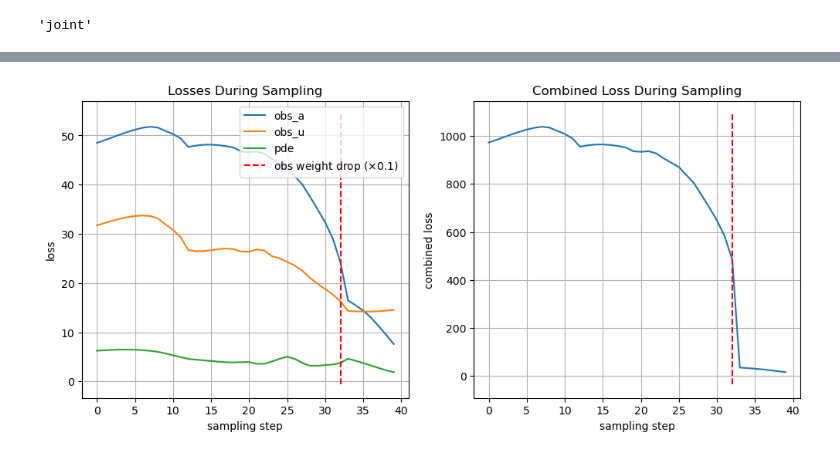
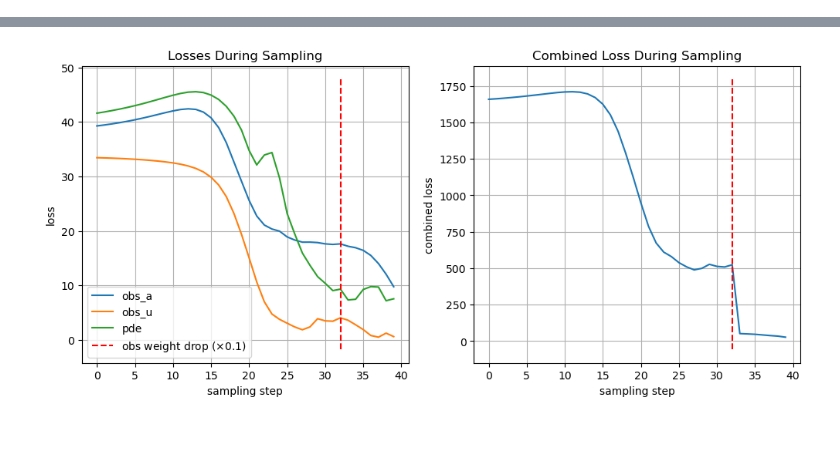
Before and after one commit to cmt-dtu-energy/dynamical-pde-diffusion, a Jupyter notebook: notebooks/inspect_models.ipynb, the cells around one changed output, grey strips where cells are left out. Drawn from its saved outputs; the diff is of its cells as text; code cells hidden in the pictures.

```diff
--- a/notebooks/inspect_models.ipynb
+++ b/notebooks/inspect_models.ipynb
@@ -82,0 +89,6 @@ edm.load_state_dict(torch.load(model_path, weights_only=True))
+# %%
+model_path = get_model(runs[run_idx], API)
+print(f"Model path: {model_path}")
+
+edm = dpde.utils.get_net_from_config(run_cfg)
+edm.load_state_dict(torch.load(model_path, weights_only=True))
@@ -159,22 +183,24 @@ interior_u = 0.0
 boundary_a = 1.0
 boundary_u = 0.0
 same_boundary = True
-boundary_obs_a = dpde.validation.random_boundary_mask(sample_shape[2], sample_shape[3], frac_obs=boundary_a)
+boundary_obs_a = dpde.model_testing.random_boundary_mask(sample_shape[2], sample_shape[3], frac_obs=boundary_a)
 if same_boundary:
     boundary_obs_u = boundary_obs_a[:]
 else:
-    boundary_obs_u = dpde.validation.random_boundary_mask(sample_shape[2], sample_shape[3], frac_obs=boundary_u)
-interior_obs_a = dpde.validation.random_interior_mask(sample_shape[2], sample_shape[3], frac_obs=interior_a)
-interior_obs_u = dpde.validation.random_interior_mask(sample_shape[2], sample_shape[3], frac_obs=interior_u)
+    boundary_obs_u = dpde.model_testing.random_boundary_mask(sample_shape[2], sample_shape[3], frac_obs=boundary_u)
+interior_obs_a = dpde.model_testing.random_interior_mask(sample_shape[2], sample_shape[3], frac_obs=interior_a)
+interior_obs_u = dpde.model_testing.random_interior_mask(sample_shape[2], sample_shape[3], frac_obs=interior_u)
 
-mask_a = dpde.validation.combine_masks(boundary_obs_a, interior_obs_a)
-mask_u = dpde.validation.combine_masks(boundary_obs_u, interior_obs_u)
+mask_a = dpde.model_testing.combine_masks(boundary_obs_a, interior_obs_a)
+mask_u = dpde.model_testing.combine_masks(boundary_obs_u, interior_obs_u)
 # %%
 sampler = dpde.sampling.EDMHeatSampler(
     net=edm,
     device=torch.device("cuda" if torch.cuda.is_available() else "cpu"),
     sample_shape=(64, 64),
     num_channels=2 if run_cfg.dataset.method == "joint" else 1,
+    num_samples=16,
+    dx=dx,
     num_steps=50,
     sigma_min=0.002,
     sigma_max=80.0,
@@ -200,24 +209,31 @@ class sampling_context:
-# %%
-run_cfg.dataset.method
-# %% [output]
-'joint'
 # %%
-zeta_a = 20.0
-zeta_u = 0.0
-zeta_pde = 0.5
+zeta_a = 25.0
+zeta_u = 20.0
+zeta_pde = 0.2
 
 num_steps = 40
 
-t_cond = torch.ones(sample_shape[0]) * T
-alpha_cond = torch.ones_like(t_cond) * alpha
-labels = torch.stack([t_cond, alpha_cond], dim=-1)
+labels = None
+
+t_conditioning = False
+if t_conditioning:
+    t_cond = torch.ones(sample_shape[0]) * T
+    labels = t_cond.view(-1, 1)
+
+if alpha is not None:
+    alpha_cond = torch.full((sample_shape[0],), fill_value=alpha).view(-1, 1)
+    if labels is None:
+        labels = alpha_cond
+    else:
+        labels = torch.cat([labels, alpha_cond], dim=-1)
+#alpha_cond = torch.ones_like(t_cond) * alpha
+#labels = torch.stack([t_cond, alpha_cond], dim=-1)
 
 net_obs = obs_a.unsqueeze(0).unsqueeze(0).expand(sample_shape[0], -1, -1, -1) if run_cfg.dataset.method == "forward" else None
 
-with sampling_context(sampler):
+with dpde.sampling.sampling_context(sampler):
     samples, losses = sampler.sample_conditional(
         labels=labels,
-        dx=dx,
         net_obs=net_obs,
         obs_a=obs_a,
         obs_u=obs_u,
@@ -253,4 +269,4 @@ Final total loss: 16.1237
-[figure, old version]
+[figure, new version]
 # %%
 def plot_and_compute_metrics(samples, OBS, ch_idx):
     """
```
Also changed, not shown: parts of 18 cells of this notebook, 23 other files.
